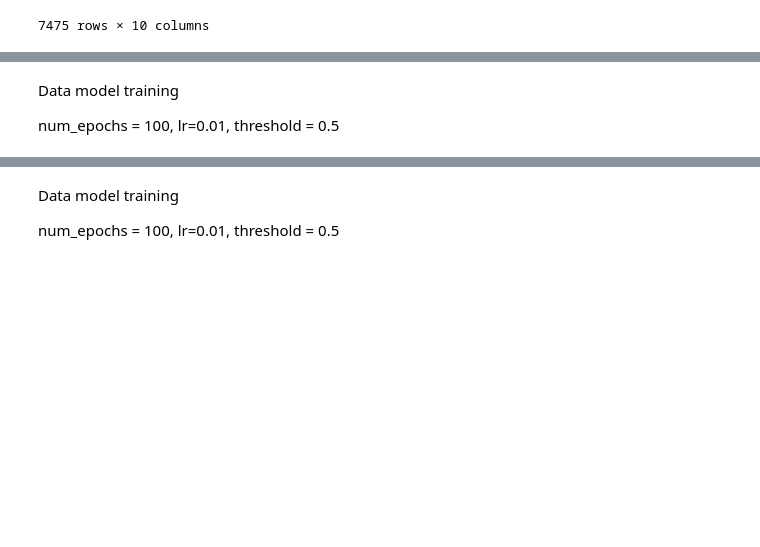
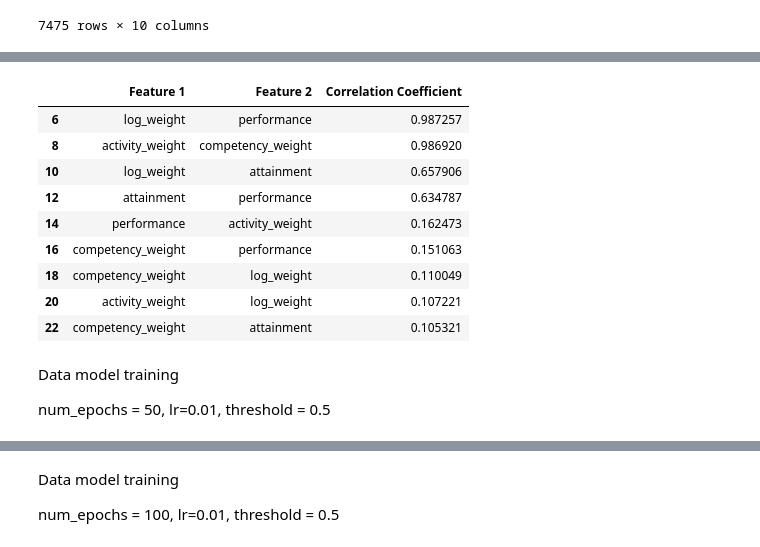
Before and after one commit to eeolga/article, a Jupyter notebook: updated_data_training.ipynb, the cells around one changed output, grey strips where cells are left out. Cells and saved outputs as stored; diff of their text form; code cells hidden in the pictures; blank space fills up the shorter version.

Commit message:
Weighted merged data model training, features correlation

```diff
--- a/updated_data_training.ipynb
+++ b/updated_data_training.ipynb
@@ -30,0 +33,23 @@ display(pd.DataFrame(data))
+# %%
+def divide_df(all_data):
+    # Returns divided dfs of training and test set
+    return all_data.loc[:16], all_data.loc[16:].drop(['timestamp'], axis=1)
+
+df_train = pd.read_excel("/content/updated_merged_data_16102024.xlsx")
+df_test = pd.read_excel("/content/updated_merged_data_16102024.xlsx")
+
+
+df_train.name = 'Training Set'
+df_test.name = 'Test Set'
+
+
+dfs = [df_train, df_test]
+
+print('Number of Training Examples = {}'.format(df_train.shape[0]))
+print('Number of Test Examples = {}\n'.format(df_test.shape[0]))
+print('Training X Shape = {}'.format(df_train.shape))
+print('Training y Shape = {}\n'.format(df_train['attainment'].shape[0]))
+print('Test X Shape = {}'.format(df_test.shape))
+print('Test y Shape = {}\n'.format(df_test.shape[0]))
+print(df_train.columns)
+print(df_test.columns)
@@ -31,8 +74,41 @@ display(pd.DataFrame(data))
+# %%
+# Ensure 'timestamp' column is dropped from both training and test datasets
+df_train_cleaned = df_train.drop(['timestamp', 'userid', 'toolid', 'activityid', 'tool_weight'], axis=1)
+df_test_cleaned = df_test.drop([ 'timestamp', 'userid', 'toolid', 'activityid', 'tool_weight'], axis=1)
+
+# Verify all columns in df_train_cleaned and df_test_cleaned are numeric
+numeric_columns_train = df_train_cleaned.select_dtypes(include=[int, float]).columns
+numeric_columns_test = df_test_cleaned.select_dtypes(include=[int, float]).columns
+
+# Compute correlations only on numeric columns
+df_train_corr = df_train_cleaned[numeric_columns_train].corr().abs().unstack().sort_values(kind="quicksort", ascending=False).reset_index()
+df_train_corr.rename(columns={"level_0": "Feature 1", "level_1": "Feature 2", 0: 'Correlation Coefficient'}, inplace=True)
+df_train_corr.drop(df_train_corr.iloc[1::2].index, inplace=True)
+df_train_corr_nd = df_train_corr.drop(df_train_corr[df_train_corr['Correlation Coefficient'] == 1.0].index)
+
+df_test_corr = df_test_cleaned[numeric_columns_test].corr().abs().unstack().sort_values(kind="quicksort", ascending=False).reset_index()
+df_test_corr.rename(columns={"level_0": "Feature 1", "level_1": "Feature 2", 0: 'Correlation Coefficient'}, inplace=True)
+df_test_corr.drop(df_test_corr.iloc[1::2].index, inplace=True)
+df_test_corr_nd = df_test_corr.drop(df_test_corr[df_test_corr['Correlation Coefficient'] == 1.0].index)
+
+corr = df_train_corr_nd['Correlation Coefficient'] > 0.1 # Training set correlations
+df_train_corr_nd[corr]
+# %% [output]
+|  | Feature 1 | Feature 2 | Correlation Coefficient |
+| 6 | log_weight | performance | 0.987257 |
+| 8 | activity_weight | competency_weight | 0.986920 |
+| 10 | log_weight | attainment | 0.657906 |
+| 12 | attainment | performance | 0.634787 |
+| 14 | performance | activity_weight | 0.162473 |
+| 16 | competency_weight | performance | 0.151063 |
+| 18 | competency_weight | log_weight | 0.110049 |
+| 20 | activity_weight | log_weight | 0.107221 |
+| 22 | competency_weight | attainment | 0.105321 |
 # %% [markdown]
 Data model training
 
 
-num_epochs = 100, lr=0.01, threshold = 0.5
+num_epochs = 50, lr=0.01, threshold = 0.5
 # %%
 import torch.optim as optim
 from sklearn.model_selection import train_test_split
```
Also changed, not shown: parts of 4 cells of this notebook.
